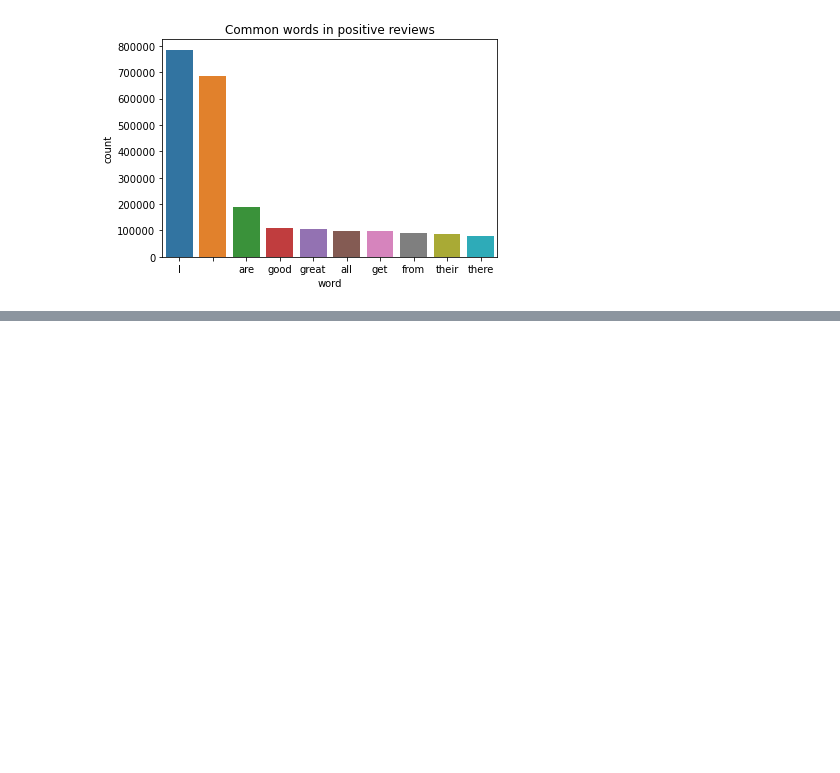
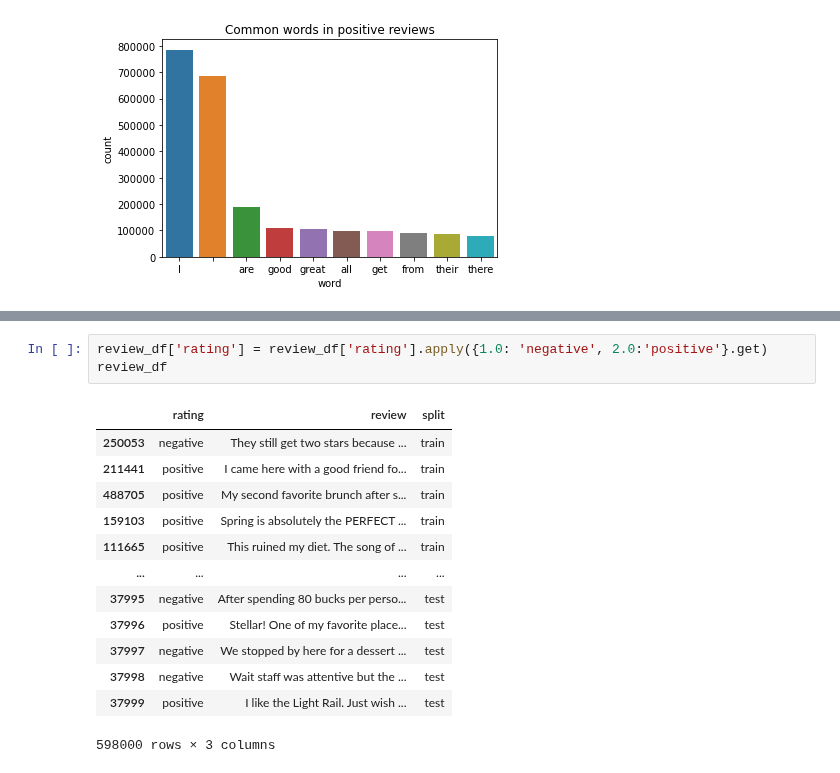
Before and after one commit to billbai0102/DeepLearning, a Jupyter notebook: Yelp Reviews (Sentiment)/preprocess.ipynb, the cells around one changed output, grey strips where cells are left out. Cells and saved outputs as stored; diff of their text form; blank space fills up the shorter version.

```diff
--- a/Yelp Reviews (Sentiment)/preprocess.ipynb
+++ b/Yelp Reviews (Sentiment)/preprocess.ipynb
@@ -114,0 +153,17 @@ Text(0.5, 1.0, 'Common words in positive reviews')
+# %%
+review_df['rating'] = review_df['rating'].apply({1.0: 'negative', 2.0:'positive'}.get)
+review_df
+# %% [output]
+|  | rating | review | split |
+| 250053 | negative | They still get two stars because ... | train |
+| 211441 | positive | I came here with a good friend fo... | train |
+| 488705 | positive | My second favorite brunch after s... | train |
+| 159103 | positive | Spring is absolutely the PERFECT ... | train |
+| 111665 | positive | This ruined my diet. The song of ... | train |
+| ... | ... | ... | ... |
+| 37995 | negative | After spending 80 bucks per perso... | test |
+| 37996 | positive | Stellar! One of my favorite place... | test |
+| 37997 | negative | We stopped by here for a dessert ... | test |
+| 37998 | negative | Wait staff was attentive but the ... | test |
+| 37999 | positive | I like the Light Rail. Just wish ... | test |
+598000 rows × 3 columns
```
Also changed, not shown: parts of 7 cells of this notebook.
